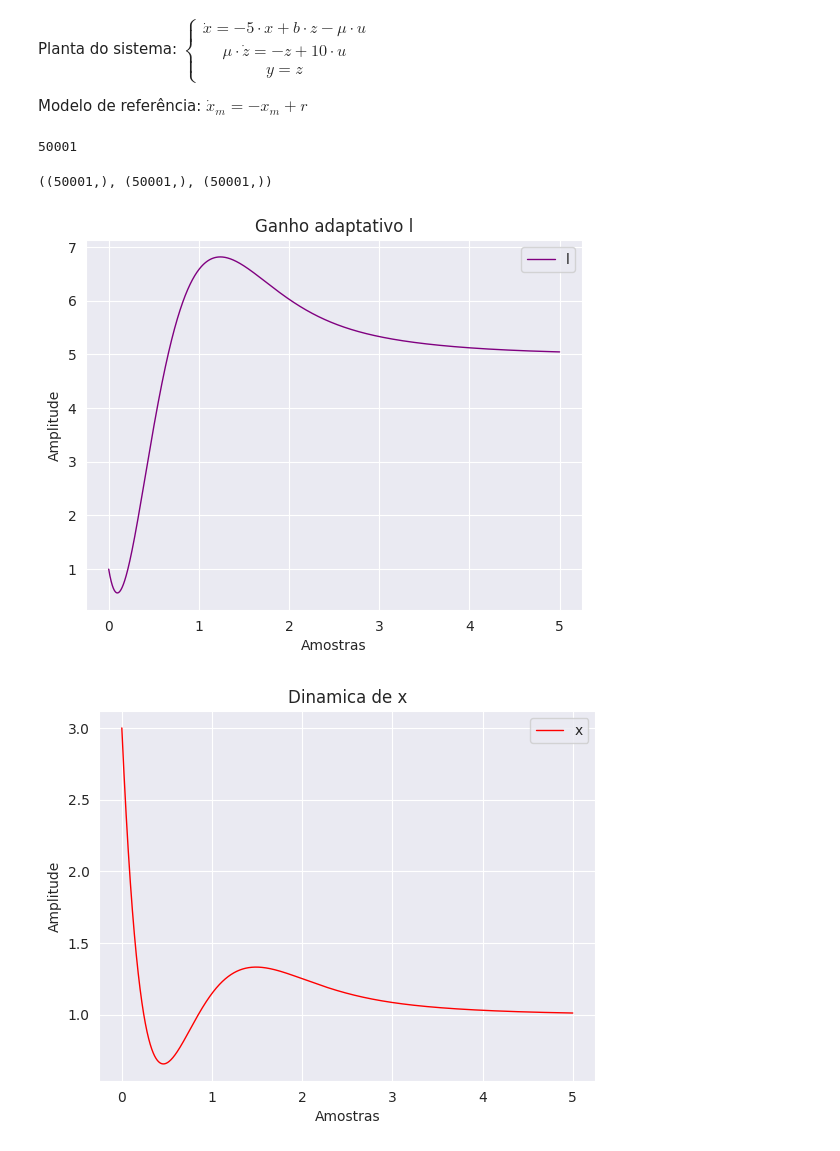
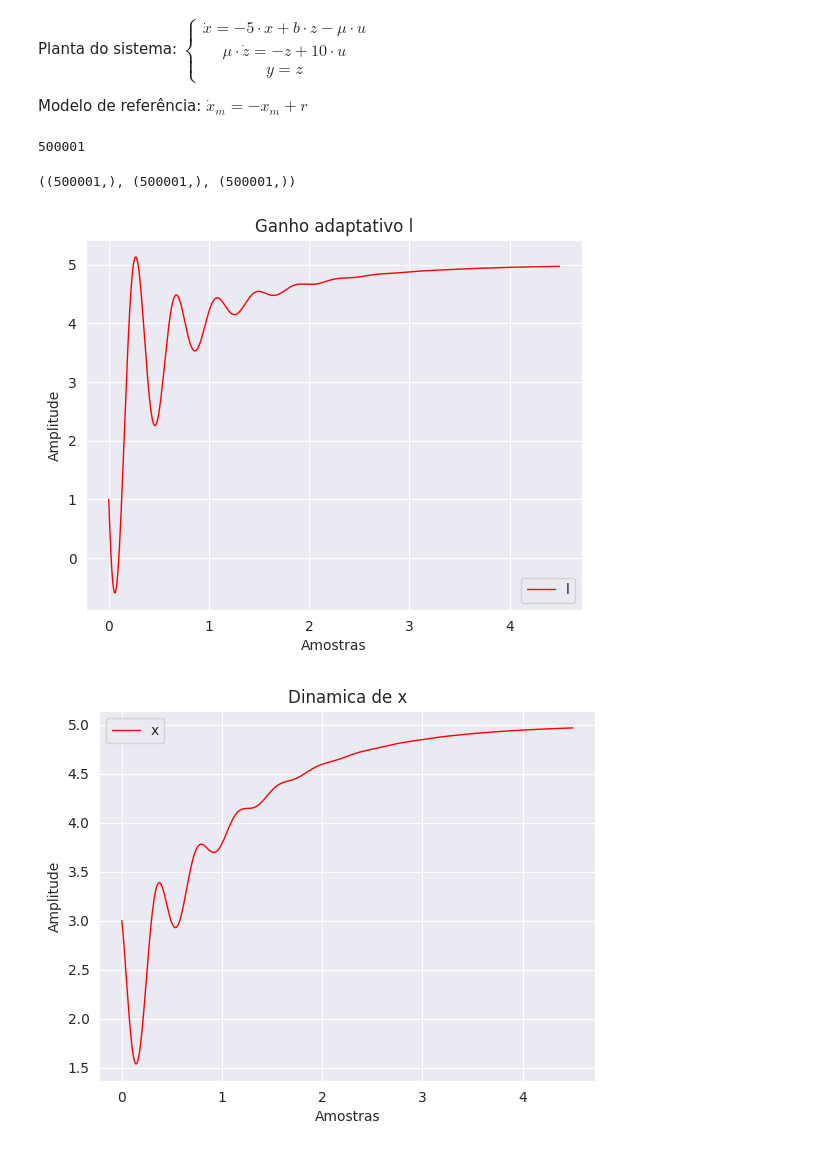
Before and after one commit to SKaiquelima/advanced-control, a Jupyter notebook: P2/p2_2.ipynb, the cells around one changed output. Cells and saved outputs as stored; diff of their text form; code cells hidden in the pictures.

```diff
--- a/P2/p2_2.ipynb
+++ b/P2/p2_2.ipynb
@@ -26,15 +26,15 @@ bm = 1
 # %%
 # Parâmetros de simulação
 N = 5
-dt = 0.0001  # Taxa de amostragem
+dt = 0.00001  # Taxa de amostragem
 gamma = 10*np.ones(2)
 T = np.arange(0, N + dt, dt)
 
-r = np.ones(len(T))  # Referência
+r = 5*np.ones(len(T))  # Referência
 
 len(r)
 # %% [output]
-50001
+500001
 # %%
 l = np.ones((1, len(T)))[0]
 x = np.ones((len(T)))
@@ -49,7 +49,7 @@ xm[0] = 2
 
 x.shape, xm.shape, l.shape
 # %% [output]
-((50001,), (50001,), (50001,))
+((500001,), (500001,), (500001,))
 # %%
 # simulação de xm, x e l
 for k in range(0, int(N/dt)):
@@ -61,21 +61,21 @@ for k in range(0, int(N/dt)):
     l[k+1] = l[k] - dt * (gamma[1]*e[k]*r[k]*np.sign(b))
 # %%
 # Gráfico das respostas de yp e ym com entrada de referência r
-corte = int(np.ceil(1*(len(T))))
-plt.plot(T[:corte], l[:corte], label='l', color='purple', linewidth=1)
+corte = int(np.ceil(0.9*(len(T))))
+plt.plot(T[:corte], l[:corte], label='l', color='red', linewidth=1)
 
 plt.xlabel('Amostras')
 plt.ylabel('Amplitude')
 plt.title('Ganho adaptativo l')
 
 plt.legend()
 
 plt.show()
 # %% [output]
-[figure, old version]
+[figure, new version]
 # %%
 # Gráfico das respostas de yp e ym com entrada de referência r
-corte = int(np.ceil(1*(len(T))))
+corte = int(np.ceil(0.9*(len(T))))
 plt.plot(T[:corte], x[:corte], label='x', color='red', linewidth=1)
 
 plt.xlabel('Amostras')
@@ -86,6 +86,6 @@ plt.legend()
 
 plt.show()
 # %% [output]
-[figure, old version]
+[figure, new version]
 # %%
 # Gráfico das respostas de yp e ym com entrada de referência r
```
Also changed, not shown: parts of 1 cell of this notebook, 1 other file.
